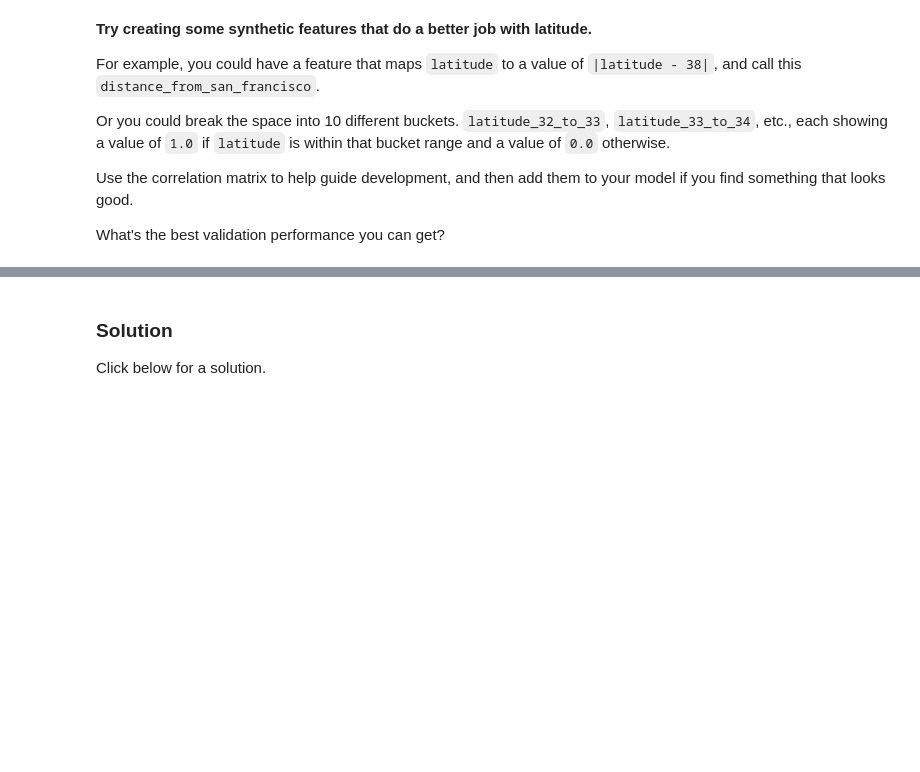
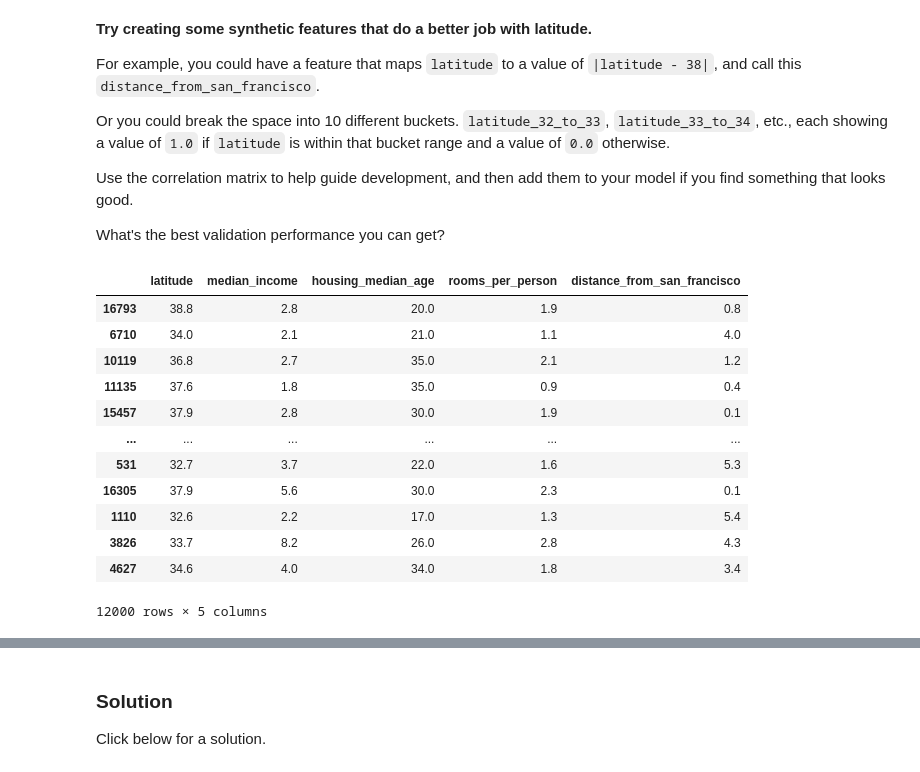
Before and after one commit to htbkoo/0Colaboratory, a Jupyter notebook: MachineLearning/CrashCourse/feature_sets.ipynb, the cells around one changed output, grey strips where cells are left out. Cells and saved outputs as stored; diff of their text form; code cells hidden in the pictures; blank space fills up the shorter version.

```diff
--- a/MachineLearning/CrashCourse/feature_sets.ipynb
+++ b/MachineLearning/CrashCourse/feature_sets.ipynb
@@ -440,0 +442,16 @@ def improve_features(features):
+# %%
+improve_features(training_examples)[["latitude","median_income","housing_median_age","rooms_per_person", "distance_from_san_francisco"]]
+# %% [output]
+|  | latitude | median_income | housing_median_age | rooms_per_person | distance_from_san_francisco |
+| 16793 | 38.8 | 2.8 | 20.0 | 1.9 | 0.8 |
+| 6710 | 34.0 | 2.1 | 21.0 | 1.1 | 4.0 |
+| 10119 | 36.8 | 2.7 | 35.0 | 2.1 | 1.2 |
+| 11135 | 37.6 | 1.8 | 35.0 | 0.9 | 0.4 |
+| 15457 | 37.9 | 2.8 | 30.0 | 1.9 | 0.1 |
+| ... | ... | ... | ... | ... | ... |
+| 531 | 32.7 | 3.7 | 22.0 | 1.6 | 5.3 |
+| 16305 | 37.9 | 5.6 | 30.0 | 2.3 | 0.1 |
+| 1110 | 32.6 | 2.2 | 17.0 | 1.3 | 5.4 |
+| 3826 | 33.7 | 8.2 | 26.0 | 2.8 | 4.3 |
+| 4627 | 34.6 | 4.0 | 34.0 | 1.8 | 3.4 |
+12000 rows × 5 columns
```
Also changed, not shown: parts of 8 cells of this notebook.
